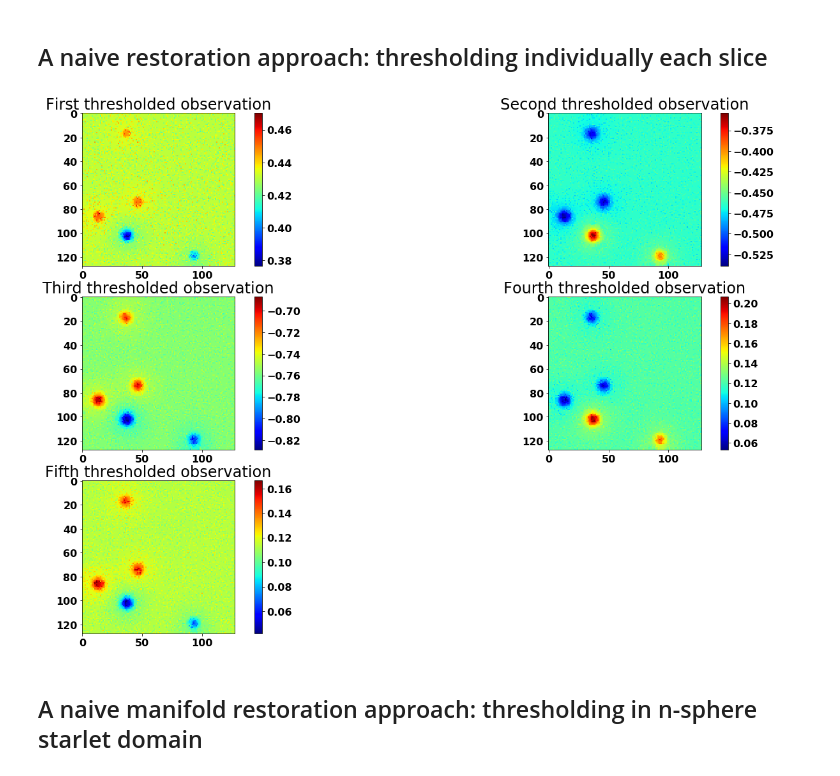
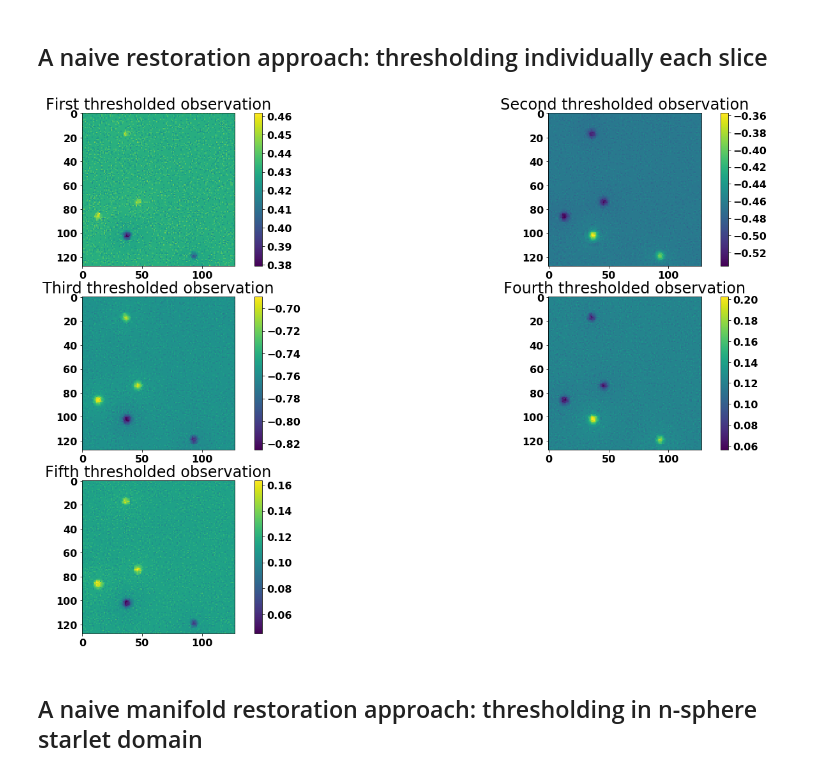
Before and after one commit to dedale-fet/Inverse-Problems-Toolbox, a Jupyter notebook: scripts/Denoising_Sn.ipynb, the cells around one changed output. Drawn from its saved outputs; the diff is of its cells as text; code cells hidden in the pictures.

```diff
--- a/scripts/Denoising_Sn.ipynb
+++ b/scripts/Denoising_Sn.ipynb
@@ -13,9 +13,8 @@ import matplotlib
 %matplotlib inline
 #matplotlib.rcParams['figure.figsize']=[24,15]
 # %%
-plt.rcParams['image.cmap']='jet' #'viridis' before
 plt.rcParams.update({
-                    'image.cmap':'jet', #'viridis' before
+                    'image.cmap':'viridis', #'jet' before
                     'font.weight':'bold',
                     'font.family':'sans-serif',
                     'font.size':'16',
@@ -29,7 +28,7 @@ plt.rcParams.update({
 t=128
 n=5
 SNR = 40.
-width=5#2
+width=3#2
 X,Ang,x0,v0=mss.Make_Sn(amp=10.,t=t,n=n,w=width)
 np.random.seed(0)
 Noise = np.random.randn(n,t,t)
@@ -39,18 +38,21 @@ Xn = X + sigma_noise*Noise
 f, axarr = plt.subplots(3, 2)
 im00=axarr[0, 0].imshow(Xn[0,:,:])
 axarr[0, 0].set_title('First observation')
-f.colorbar(im00,ax=axarr[0, 0])
 im01=axarr[0, 1].imshow(Xn[1,:,:])
 axarr[0, 1].set_title('Second observation')
-f.colorbar(im01,ax=axarr[0, 1])
 im10=axarr[1, 0].imshow(Xn[2,:,:])
 axarr[1, 0].set_title('Third observation')
-f.colorbar(im10,ax=axarr[1, 0])
 im11=axarr[1, 1].imshow(Xn[3,:,:])
 axarr[1, 1].set_title('Fourth observation')
-f.colorbar(im11,ax=axarr[1, 1])
 im20=axarr[2, 0].imshow(Xn[4,:,:])
 axarr[2, 0].set_title('Fifth observation')
+
+f.colorbar(im00,ax=axarr[0, 0])
+f.colorbar(im01,ax=axarr[0, 1])
+f.colorbar(im10,ax=axarr[1, 0])
+f.colorbar(im11,ax=axarr[1, 1])
 f.colorbar(im20,ax=axarr[2, 0])
+
+
 f.delaxes(axarr[2,1])
 # %% [output]
@@ -60,33 +62,32 @@ f.delaxes(axarr[2,1])
 # %%
 import pyStarlet.pyStarlet
 
 J = 4 # Number of scales
 kmad = 1 # k-mad thresholding is used
 L0 = 1 # Performs hard rather than soft-thresholding
 
-Xhat = pyStarlet.Filter(Xn,J=J,th=kmad*sigma_noise,L0=L0)
-xx=pyStarlet.Forward(Xn,J=J)
+XhatNaive = pyStarlet.Filter(Xn,J=J,th=kmad*sigma_noise,L0=L0)
 
 f, axarr = plt.subplots(3, 2)
-im00=axarr[0, 0].imshow(Xhat[0,:,:])
+im00=axarr[0, 0].imshow(XhatNaive[0,:,:])
 axarr[0, 0].set_title('First thresholded observation')
-im01=axarr[0, 1].imshow(Xhat[1,:,:])
+im01=axarr[0, 1].imshow(XhatNaive[1,:,:])
 axarr[0, 1].set_title('Second thresholded observation')
-im10=axarr[1, 0].imshow(Xhat[2,:,:])
+im10=axarr[1, 0].imshow(XhatNaive[2,:,:])
 axarr[1, 0].set_title('Third thresholded observation')
-im11=axarr[1, 1].imshow(Xhat[3,:,:])
+im11=axarr[1, 1].imshow(XhatNaive[3,:,:])
 axarr[1, 1].set_title('Fourth thresholded observation')
-im20=axarr[2, 0].imshow(Xhat[4,:,:])
+im20=axarr[2, 0].imshow(XhatNaive[4,:,:])
 axarr[2, 0].set_title('Fifth thresholded observation')
 
 f.colorbar(im00,ax=axarr[0, 0])
 f.colorbar(im01,ax=axarr[0, 1])
 f.colorbar(im10,ax=axarr[1, 0])
 f.colorbar(im11,ax=axarr[1, 1])
 f.colorbar(im20,ax=axarr[2, 0])
 f.delaxes(axarr[2,1])
 # %% [output]
-[figure, old version]
+[figure, new version]
 # %% [markdown]
 ## A naive manifold restoration approach: thresholding in n-sphere starlet domain
 # %%
```
Also changed, not shown: parts of 7 cells of this notebook.
